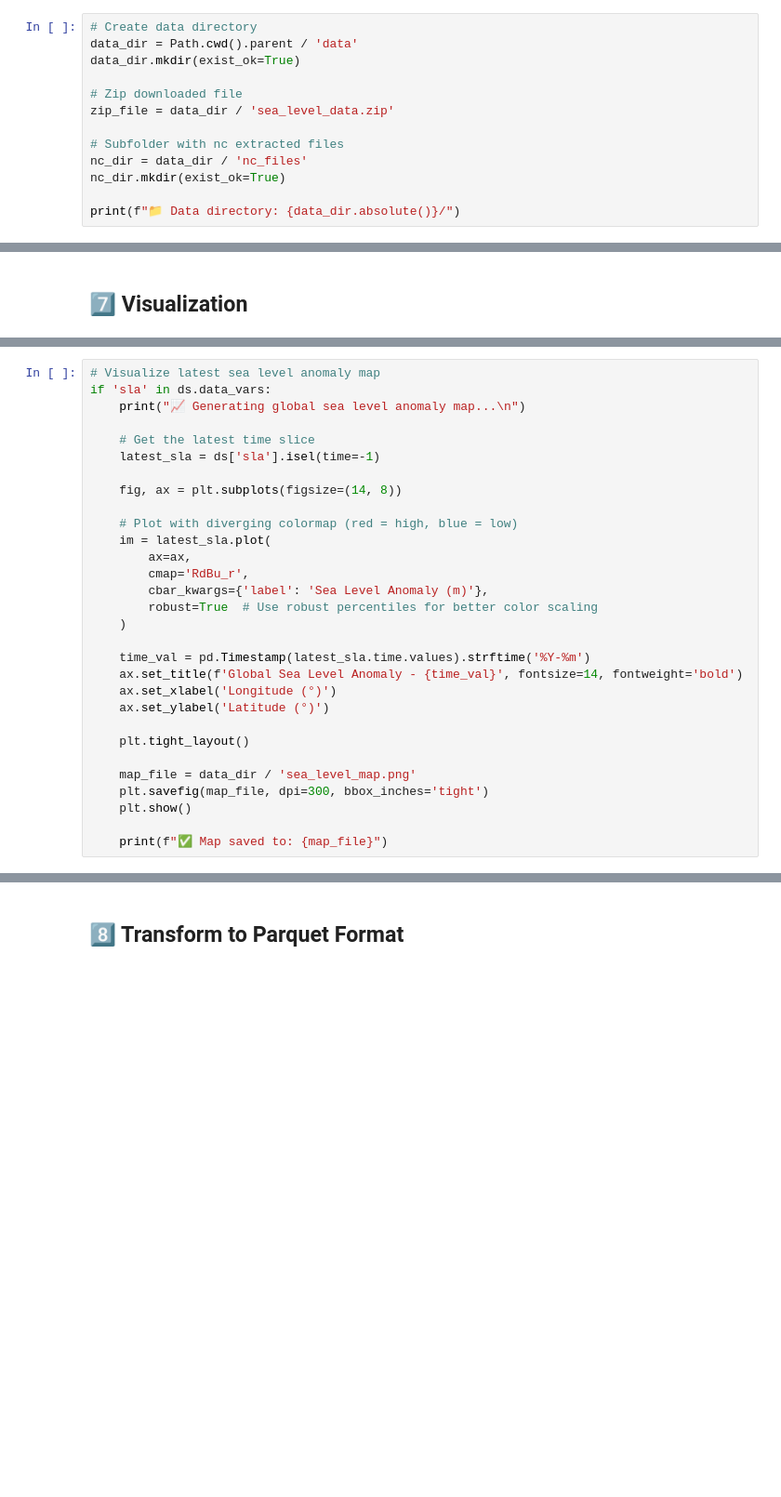
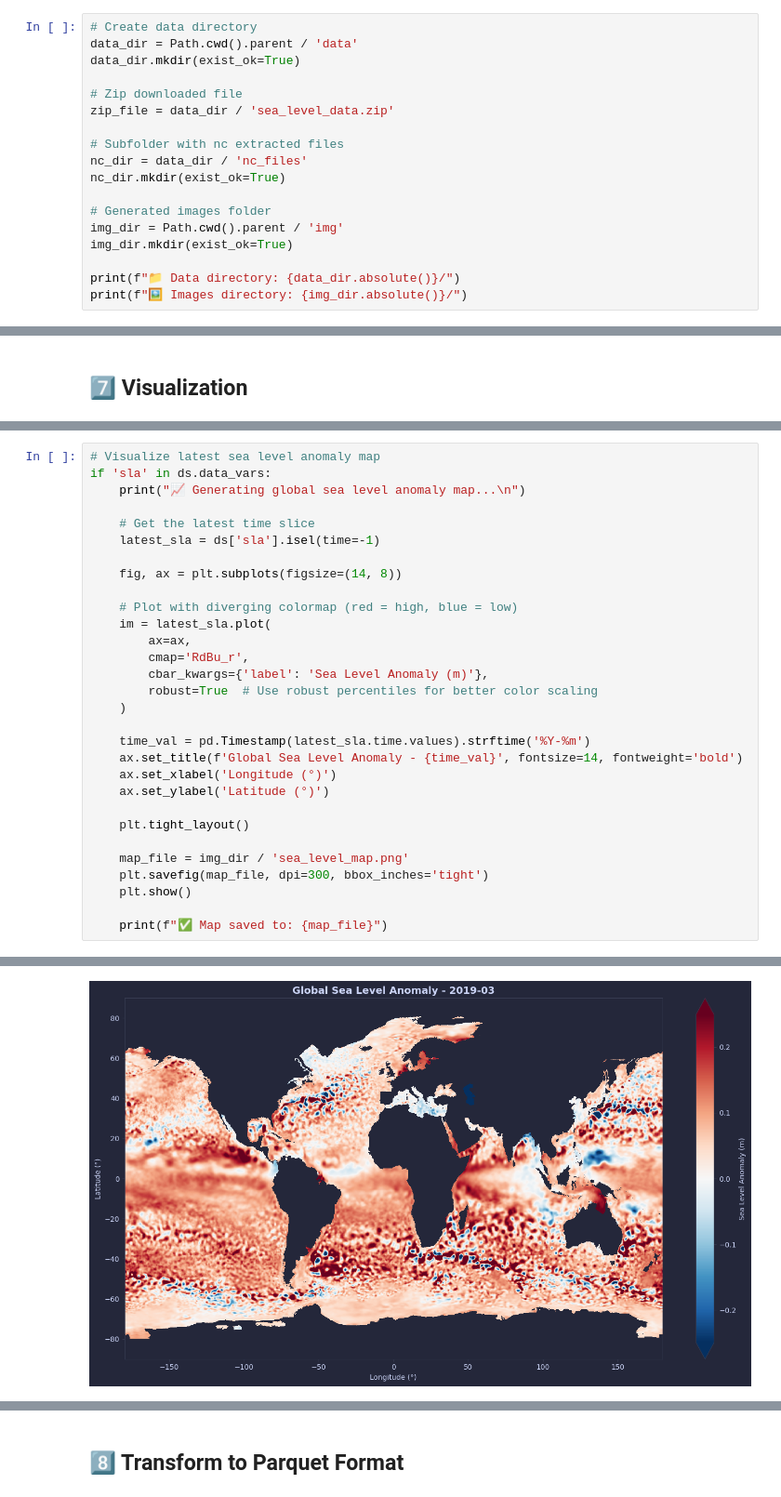
Before and after one commit to ludovite/sea-level-monitoring, a Jupyter notebook: notebooks/sea_level_monitoring_uv.ipynb, the cells around one changed output, grey strips where cells are left out. Shown at 93% size. Drawn from its saved outputs; the diff is of its cells as text; blank space fills up the shorter version.

```diff
--- a/notebooks/sea_level_monitoring_uv.ipynb
+++ b/notebooks/sea_level_monitoring_uv.ipynb
@@ -134,6 +134,11 @@ zip_file = data_dir / 'sea_level_data.zip'
 nc_dir = data_dir / 'nc_files'
 nc_dir.mkdir(exist_ok=True)
 
+# Generated images folder
+img_dir = Path.cwd().parent / 'img'
+img_dir.mkdir(exist_ok=True)
+
 print(f"📁 Data directory: {data_dir.absolute()}/")
+print(f"🖼️ Images directory: {img_dir.absolute()}/")
 # %% [output]
 📁 Data directory: /home/ludo/Public/Projets_IA/sea-level-monitoring/data/
@@ -443,8 +451,9 @@ if 'sla' in ds.data_vars:
 
     plt.tight_layout()
 
-    map_file = data_dir / 'sea_level_map.png'
+    map_file = img_dir / 'sea_level_map.png'
     plt.savefig(map_file, dpi=300, bbox_inches='tight')
     plt.show()
 
     print(f"✅ Map saved to: {map_file}")
+# %% [output]
@@ -450,0 +461 @@ if 'sla' in ds.data_vars:
+[figure, added]
```
Also changed, not shown: parts of 5 cells of this notebook, 2 other files.
